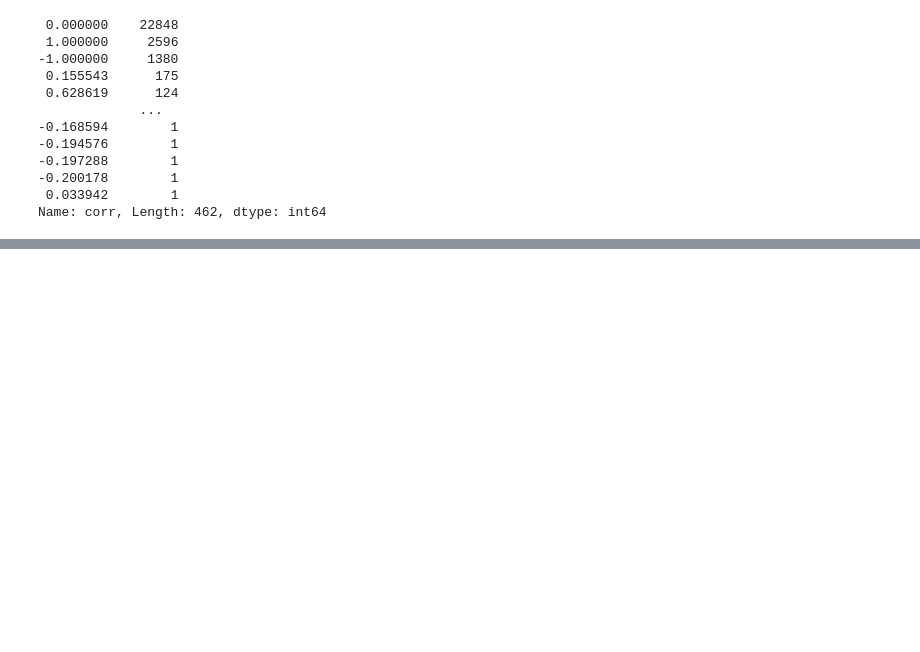
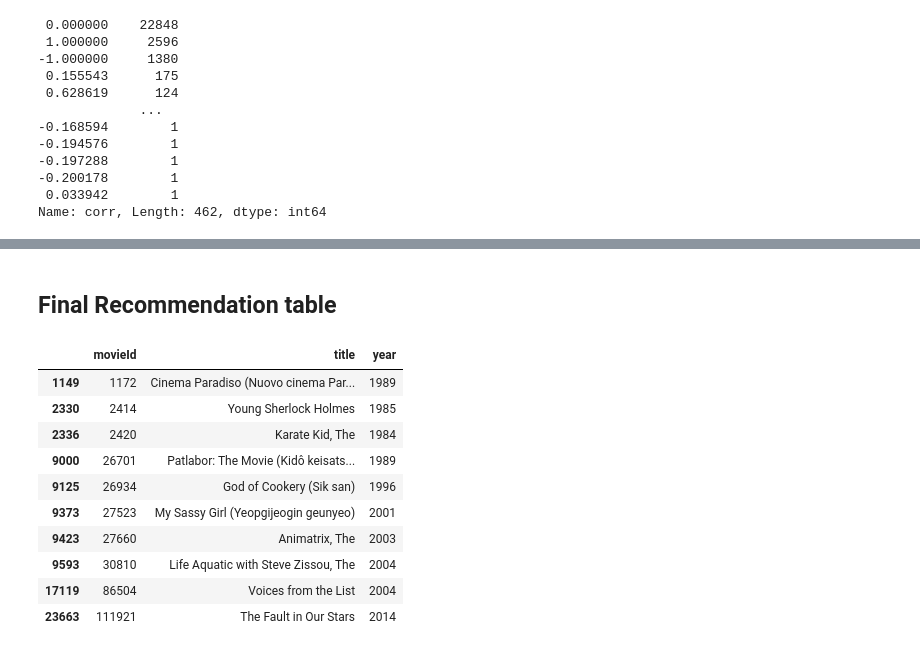
Before and after one commit to vaibhav-shaharwale/Recommendation-Systems, a Jupyter notebook: Collaborative Filtering.ipynb, the cells around one changed output, grey strips where cells are left out. Drawn from its saved outputs; the diff is of its cells as text; code cells hidden in the pictures; blank space fills up the shorter version.

Commit message:
Final Recommendation table, Done

```diff
--- a/Collaborative Filtering.ipynb
+++ b/Collaborative Filtering.ipynb
@@ -295,0 +359,4 @@ top_users = pearson_df.sort
+# %%
+# multiply corr by user's ratings
+topUsersRating['weighted_rating'] = topUsersRating['corr']*topUsersRating['rating']
+topUsersRating.head()
@@ -295,0 +370,5 @@ top_users = pearson_df.sort
+# %%
+#Applies a sum to the topUsers after grouping it up by userId
+tempTopUsersRating = topUsersRating.groupby('movieId').sum()[['corr','weighted_rating']]
+tempTopUsersRating.columns = ['sum_corr','sum_weighted_rating']
+tempTopUsersRating.head()
@@ -295,0 +383,6 @@ top_users = pearson_df.sort
+# %%
+#Now take the weighted average and store it in new dataframe
+recommendation_df = pd.DataFrame()
+recommendation_df['weighted_avg_recommendation_score'] = tempTopUsersRating['sum_weighted_rating']/tempTopUsersRating['sum_corr']
+recommendation_df['movieId'] = tempTopUsersRating.index
+recommendation_df.head()
@@ -295,0 +399,3 @@ top_users = pearson_df.sort
+# %%
+recommendation_df = recommendation_df.sort_values(by='weighted_avg_recommendation_score', ascending=False)
+recommendation_df.head(10)
@@ -295,0 +415,16 @@ top_users = pearson_df.sort
+# %% [markdown]
+## Final Recommendation table
+# %%
+movies_data.loc[movies_data['movieId'].isin(recommendation_df.head(10)['movieId'])]
+# %% [output]
+|  | movieId | title | year |
+| 1149 | 1172 | Cinema Paradiso (Nuovo cinema Par... | 1989 |
+| 2330 | 2414 | Young Sherlock Holmes | 1985 |
+| 2336 | 2420 | Karate Kid, The | 1984 |
+| 9000 | 26701 | Patlabor: The Movie (Kidô keisats... | 1989 |
+| 9125 | 26934 | God of Cookery (Sik san) | 1996 |
+| 9373 | 27523 | My Sassy Girl (Yeopgijeogin geunyeo) | 2001 |
+| 9423 | 27660 | Animatrix, The | 2003 |
+| 9593 | 30810 | Life Aquatic with Steve Zissou, The | 2004 |
+| 17119 | 86504 | Voices from the List | 2004 |
+| 23663 | 111921 | The Fault in Our Stars | 2014 |
```
Also changed, not shown: parts of 16 cells of this notebook.
